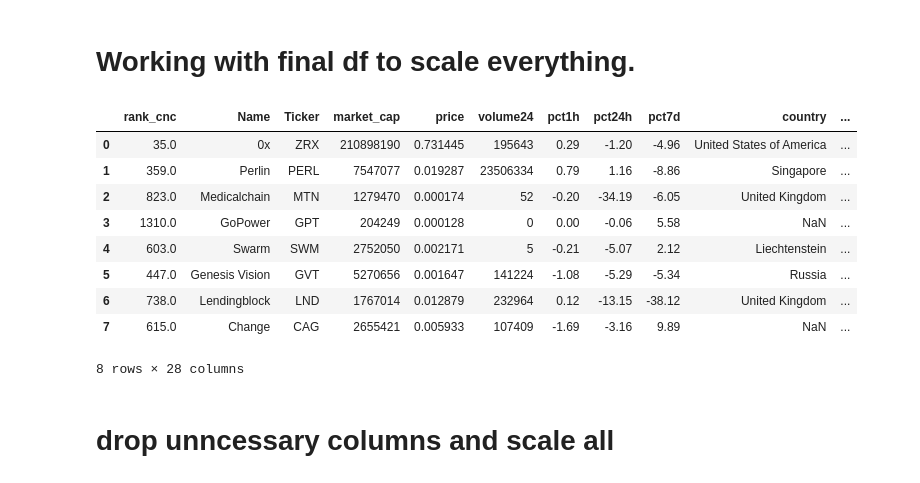
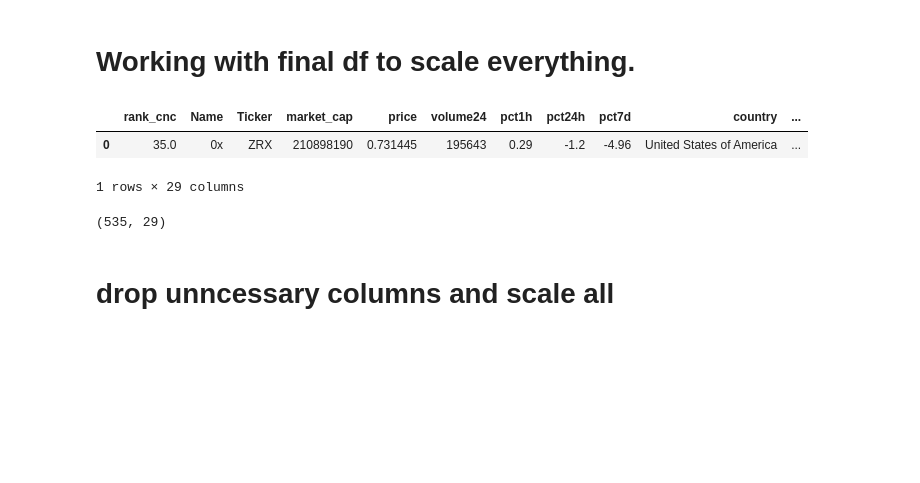
Before and after one commit to eccadena/ICO_Viability_Index, a Jupyter notebook: notebooks/libs/Eric/experimentation/success_df_analysis.ipynb, the cells around one changed output. Drawn from its saved outputs; the diff is of its cells as text; code cells hidden in the pictures; blank space fills up the shorter version.

```diff
--- a/notebooks/libs/Eric/experimentation/success_df_analysis.ipynb
+++ b/notebooks/libs/Eric/experimentation/success_df_analysis.ipynb
@@ -37,18 +37,15 @@ success_df = pd.read_csv(file_path)
 # %%
 success_df.drop(columns = ['custom_index_scaled','custom_index', 'success_index'], inplace = True)
 # %%
-success_df.head(8)
+success_df.head(1)
 # %% [output]
 |  | rank_cnc | Name | Ticker | market_cap | price | volume24 | pct1h | pct24h | pct7d | country | ... |
-| 0 | 35.0 | 0x | ZRX | 210898190 | 0.731445 | 195643 | 0.29 | -1.20 | -4.96 | United States of America | ... |
-| 1 | 359.0 | Perlin | PERL | 7547077 | 0.019287 | 23506334 | 0.79 | 1.16 | -8.86 | Singapore | ... |
-| 2 | 823.0 | Medicalchain | MTN | 1279470 | 0.000174 | 52 | -0.20 | -34.19 | -6.05 | United Kingdom | ... |
-| 3 | 1310.0 | GoPower | GPT | 204249 | 0.000128 | 0 | 0.00 | -0.06 | 5.58 | NaN | ... |
-| 4 | 603.0 | Swarm | SWM | 2752050 | 0.002171 | 5 | -0.21 | -5.07 | 2.12 | Liechtenstein | ... |
-| 5 | 447.0 | Genesis Vision | GVT | 5270656 | 0.001647 | 141224 | -1.08 | -5.29 | -5.34 | Russia | ... |
-| 6 | 738.0 | Lendingblock | LND | 1767014 | 0.012879 | 232964 | 0.12 | -13.15 | -38.12 | United Kingdom | ... |
-| 7 | 615.0 | Change | CAG | 2655421 | 0.005933 | 107409 | -1.69 | -3.16 | 9.89 | NaN | ... |
+| 0 | 35.0 | 0x | ZRX | 210898190 | 0.731445 | 195643 | 0.29 | -1.2 | -4.96 | United States of America | ... |
-8 rows × 28 columns
+1 rows × 29 columns
+# %%
+success_df.shape
+# %% [output]
+(535, 29)
 # %% [markdown]
 # drop unncessary columns and scale all
 # %%
```
Also changed, not shown: parts of 22 cells of this notebook, 3 other files.
